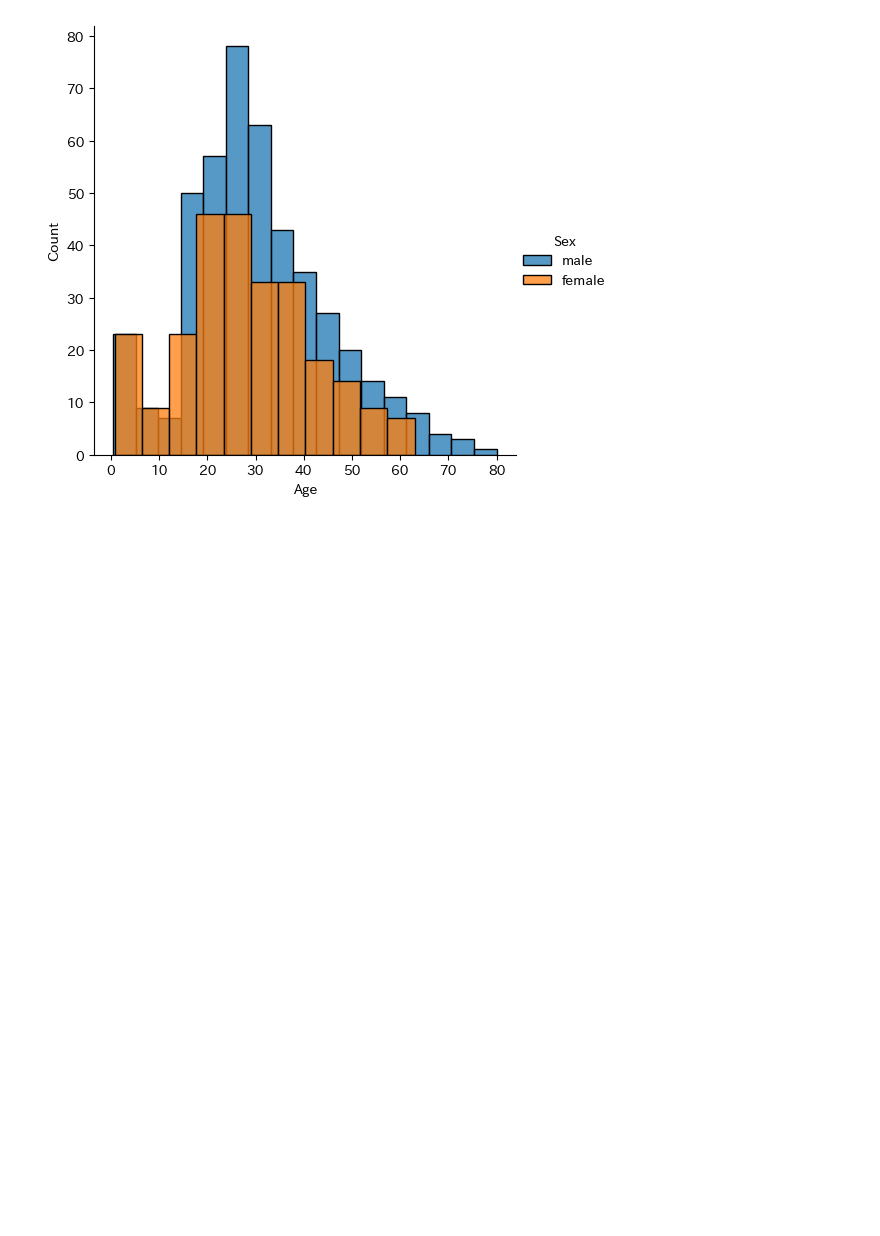
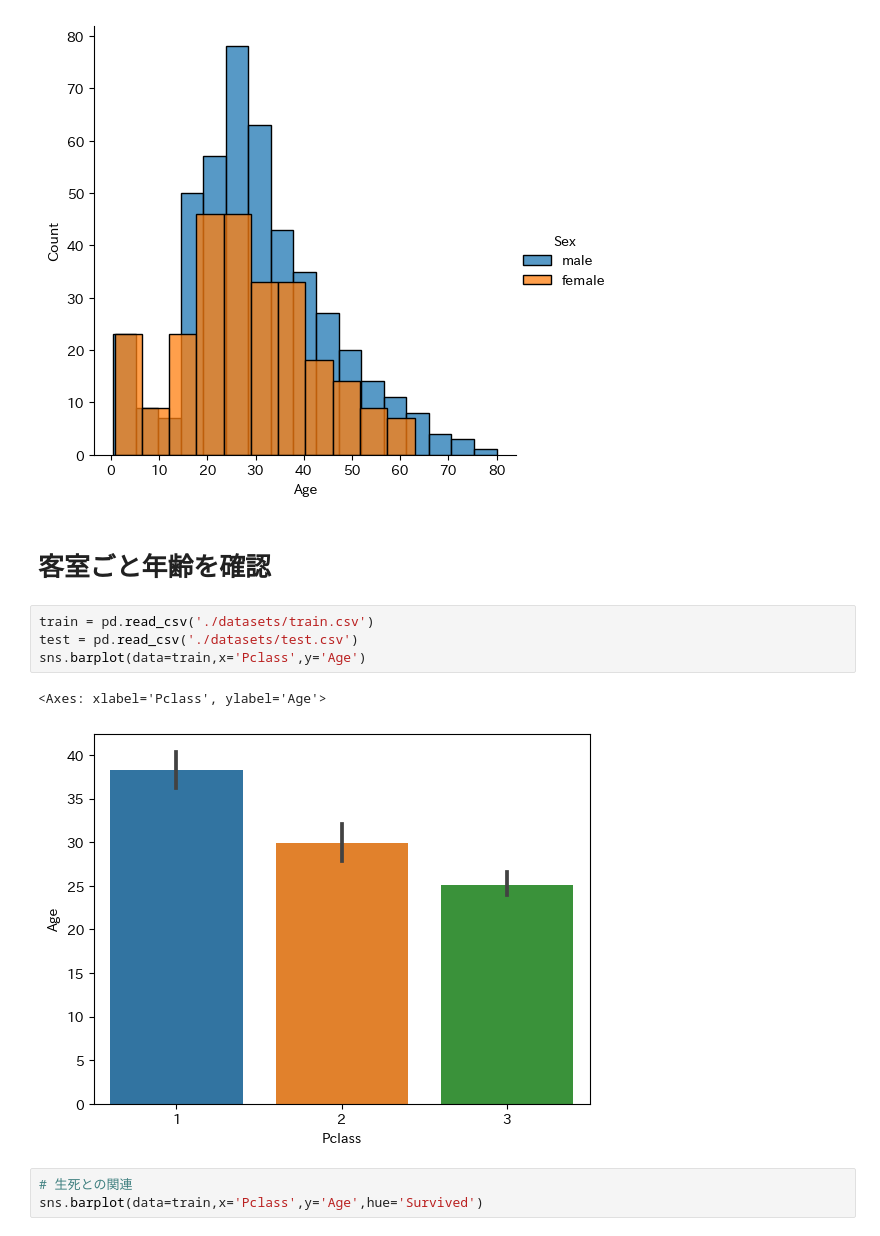
Before and after one commit to naorex/Kaggle_Titanic_Machine_Learning_from_Disaster, a Jupyter notebook: nb/006_data_analysys_example.ipynb, the cells around one changed output. Saved outputs shown, nothing was run; the diff lists cells and outputs as text; blank space fills up the shorter version.

```diff
--- a/nb/006_data_analysys_example.ipynb
+++ b/nb/006_data_analysys_example.ipynb
@@ -249,3 +249,15 @@ g.add_legend()
 # %% [output]
 <seaborn.axisgrid.FacetGrid at 0x...>
 [figure]
+# %% [markdown]
+# 客室ごと年齢を確認
+# %%
+train = pd.read_csv('./datasets/train.csv')
+test = pd.read_csv('./datasets/test.csv')
+sns.barplot(data=train,x='Pclass',y='Age')
+# %% [output]
+<Axes: xlabel='Pclass', ylabel='Age'>
+[figure, added]
+# %%
+# 生死との関連
+sns.barplot(data=train,x='Pclass',y='Age',hue='Survived')
```
Also changed, not shown: parts of 10 cells of this notebook, 1 other file.
